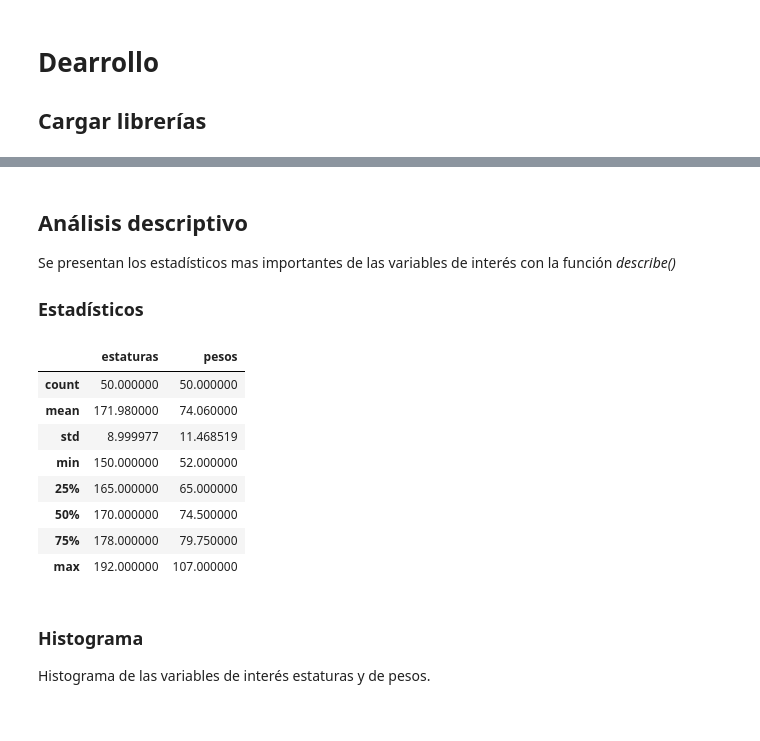
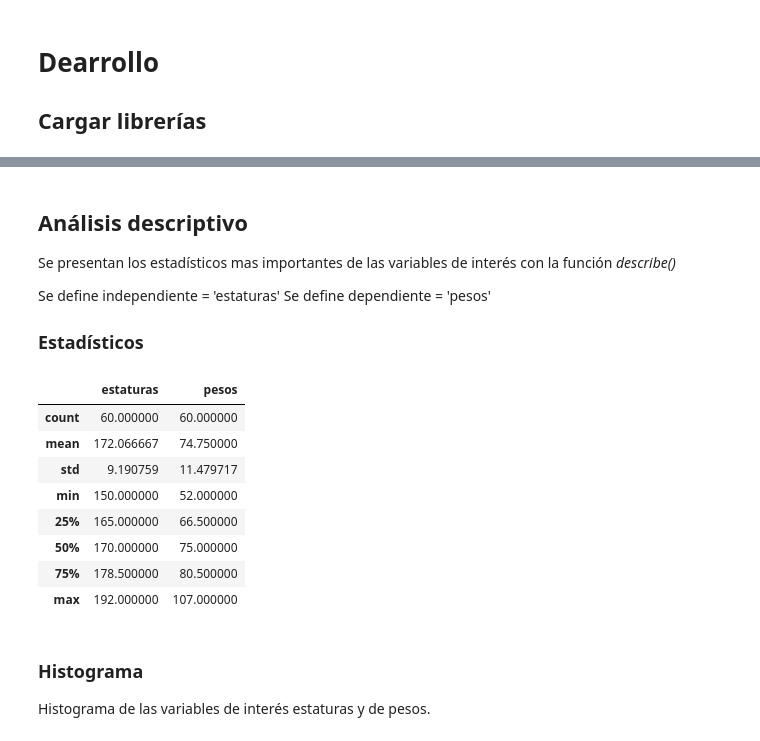
Before and after one commit to rpizarrog/innovacion-empresarial, a Jupyter notebook: notebook_python/Caso_01_Regresión_Lineal_Simple_Estaturas_Pesos_Personas.ipynb, the cells around one changed output, grey strips where cells are left out. Cells and saved outputs as stored; diff of their text form; code cells hidden in the pictures.

```diff
--- a/notebook_python/Caso_01_Regresión_Lineal_Simple_Estaturas_Pesos_Personas.ipynb
+++ b/notebook_python/Caso_01_Regresión_Lineal_Simple_Estaturas_Pesos_Personas.ipynb
@@ -214,4 +213,7 @@ def f_regresion_linea_tendencia(modelo, x, y, x_nombre, y_nombre):
 # %%
-datos = datos = pd.read_csv("https://raw.githubusercontent.com/rpizarrog/innovacion-empresarial/main/datos/estaturas_pesos.csv", encoding='latin1')
+# https://raw.githubusercontent.com/rpizarrog/innovacion-empresarial/refs/heads/main/datos/estaturas_pesos.csv
+ruta = "https://raw.githubusercontent.com/rpizarrog/innovacion-empresarial/refs/heads/main/datos/estaturas_pesos.csv"
+datos = f_cargar_datos(ruta)
+
 print(datos)
 # %% [output]
@@ -238,18 +254,24 @@ print(datos)
 
 Se presentan los estadísticos mas importantes de las variables de interés con la función *describe()*
 
+Se define independiente = 'estaturas'
+Se define dependiente = 'pesos'
+
 ### Estadísticos
 # %%
-datos[['estaturas', 'pesos']].describe()
+independiente = 'estaturas'
+dependiente = 'pesos'
+
+datos[[independiente, dependiente]].describe()
 # %% [output]
 |  | estaturas | pesos |
-| count | 50.000000 | 50.000000 |
-| mean | 171.980000 | 74.060000 |
-| std | 8.999977 | 11.468519 |
+| count | 60.000000 | 60.000000 |
+| mean | 172.066667 | 74.750000 |
+| std | 9.190759 | 11.479717 |
 | min | 150.000000 | 52.000000 |
-| 25% | 165.000000 | 65.000000 |
-| 50% | 170.000000 | 74.500000 |
-| 75% | 178.000000 | 79.750000 |
+| 25% | 165.000000 | 66.500000 |
+| 50% | 170.000000 | 75.000000 |
+| 75% | 178.500000 | 80.500000 |
 | max | 192.000000 | 107.000000 |
 # %% [markdown]
 ### Histograma
```
Also changed, not shown: parts of 40 cells of this notebook.
